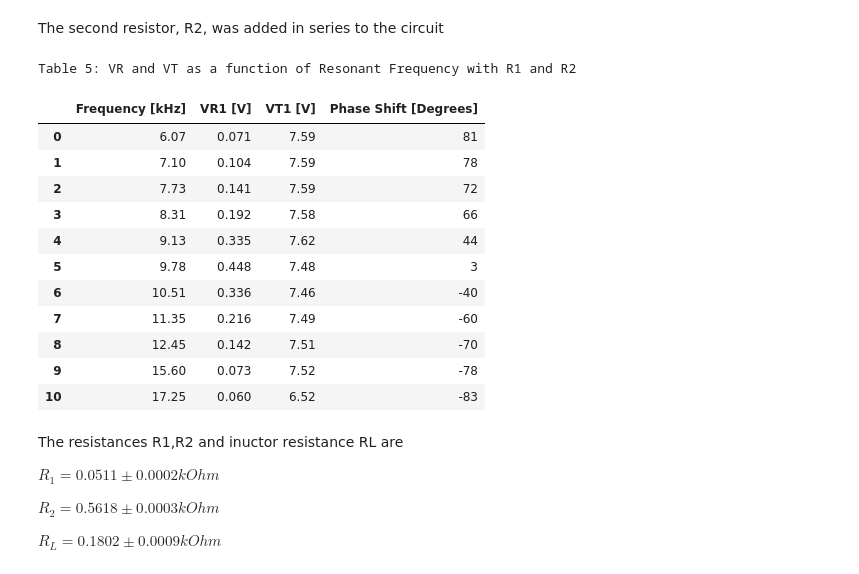
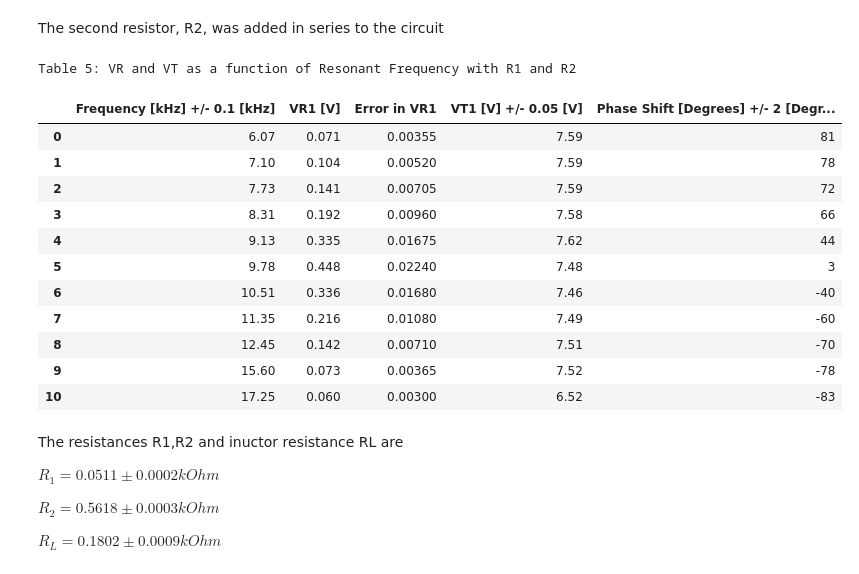
Before and after one commit to ReckoningReckoner/ENPHYS253, a Jupyter notebook: Lab7/labbook.ipynb, the cells around one changed output. Saved outputs shown, nothing was run; the diff lists cells and outputs as text; code cells hidden in the pictures.

```diff
--- a/Lab7/labbook.ipynb
+++ b/Lab7/labbook.ipynb
@@ -116,23 +114,23 @@ Ratio of VL/VC is 1
 # %% [markdown]
 The second resistor, R2, was added in series to the circuit
 # %%
-Part4Resonance = pd.read_excel('Part4.xlsx')
+Part4Resonance = pd.read_excel('Data/Part4.xlsx')
 print("Table 5: VR and VT as a function of Resonant Frequency with R1 and R2")
 Part4Resonance
 # %% [output]
 Table 5: VR and VT as a function of Resonant Frequency with R1 and R2
-|  | Frequency [kHz] | VR1 [V] | VT1 [V] | Phase Shift [Degrees] |
-| 0 | 6.07 | 0.071 | 7.59 | 81 |
-| 1 | 7.10 | 0.104 | 7.59 | 78 |
-| 2 | 7.73 | 0.141 | 7.59 | 72 |
-| 3 | 8.31 | 0.192 | 7.58 | 66 |
-| 4 | 9.13 | 0.335 | 7.62 | 44 |
-| 5 | 9.78 | 0.448 | 7.48 | 3 |
-| 6 | 10.51 | 0.336 | 7.46 | -40 |
-| 7 | 11.35 | 0.216 | 7.49 | -60 |
-| 8 | 12.45 | 0.142 | 7.51 | -70 |
-| 9 | 15.60 | 0.073 | 7.52 | -78 |
-| 10 | 17.25 | 0.060 | 6.52 | -83 |
+|  | Frequency [kHz] +/- 0.1 [kHz] | VR1 [V] | Error in VR1 | VT1 [V] +/- 0.05 [V] | Phase Shift [Degrees] +/- 2 [Degr... |
+| 0 | 6.07 | 0.071 | 0.00355 | 7.59 | 81 |
+| 1 | 7.10 | 0.104 | 0.00520 | 7.59 | 78 |
+| 2 | 7.73 | 0.141 | 0.00705 | 7.59 | 72 |
+| 3 | 8.31 | 0.192 | 0.00960 | 7.58 | 66 |
+| 4 | 9.13 | 0.335 | 0.01675 | 7.62 | 44 |
+| 5 | 9.78 | 0.448 | 0.02240 | 7.48 | 3 |
+| 6 | 10.51 | 0.336 | 0.01680 | 7.46 | -40 |
+| 7 | 11.35 | 0.216 | 0.01080 | 7.49 | -60 |
+| 8 | 12.45 | 0.142 | 0.00710 | 7.51 | -70 |
+| 9 | 15.60 | 0.073 | 0.00365 | 7.52 | -78 |
+| 10 | 17.25 | 0.060 | 0.00300 | 6.52 | -83 |
 # %% [markdown]
 The resistances R1,R2 and inuctor resistance RL are
 
```
Also changed, not shown: parts of 11 cells of this notebook, 16 other files.
